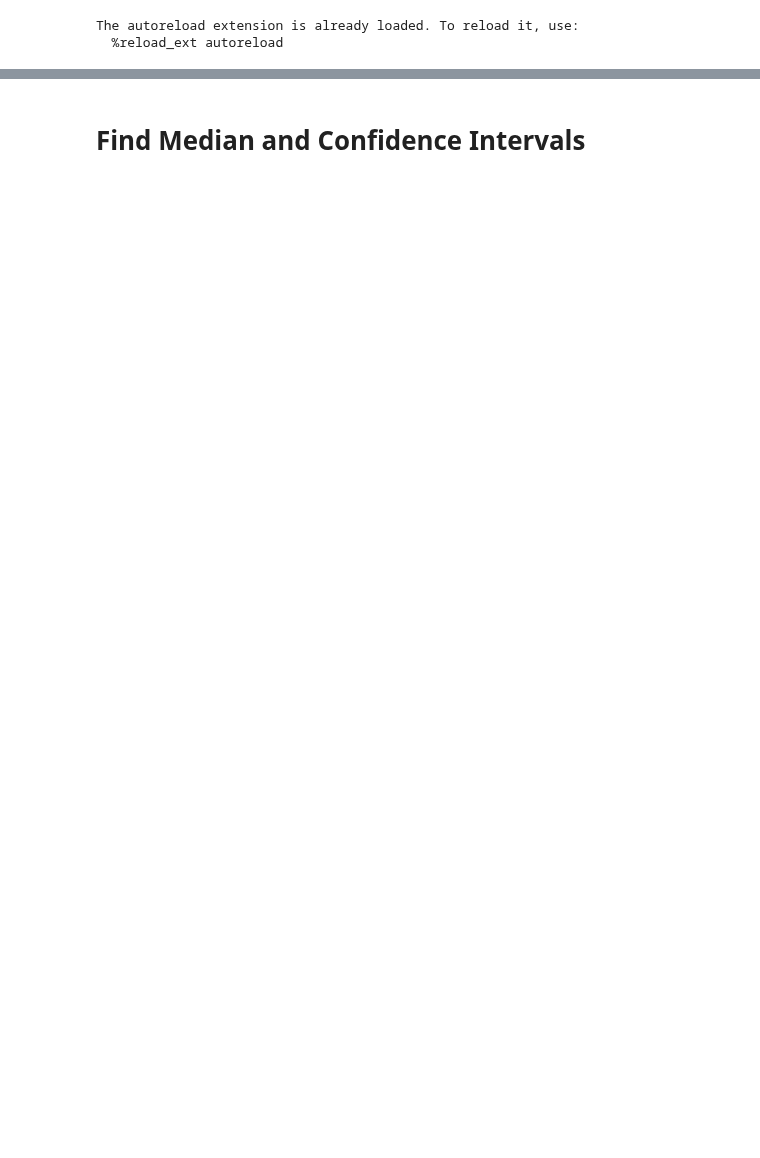
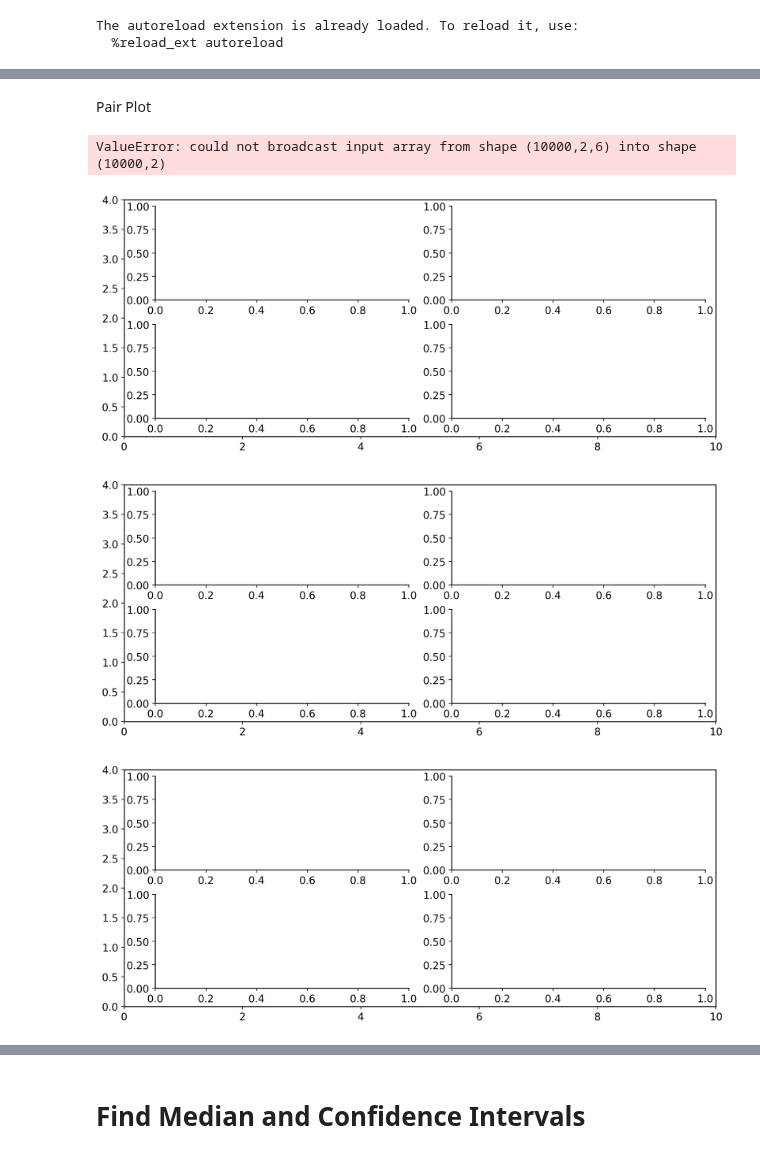
Before and after one commit to SethSullivan/MatchPennies-Agent-Expirement, a Jupyter notebook: scripts/makefigs/Analyze_Bootstrapped_or_Warmstart_Models.ipynb, the cells around one changed output, grey strips where cells are left out. Cells and saved outputs as stored; diff of their text form; code cells hidden in the pictures; blank space fills up the shorter version.

```diff
--- a/scripts/makefigs/Analyze_Bootstrapped_or_Warmstart_Models.ipynb
+++ b/scripts/makefigs/Analyze_Bootstrapped_or_Warmstart_Models.ipynb
@@ -246,0 +150,20 @@ for df_results,model_name in zip(model_results,model_names):
+# %% [markdown]
+Pair Plot
+# %%
+columns = ["timing_sd","guess_switch_delay",
+           "guess_switch_sd",]
+model_name_to_figure = {model_names[1]:"ab", model_names[2]:"cd"}
+xlims = {'timing_sd':(0,100),"guess_switch_delay":(0,100), "guess_switch_sd":(0,175)}
+param_array = []
+for i,col_name in enumerate(columns):
+    fig = pf.NewFigure("ab;cd",figsize = (10,4),dpi=200)
+    for df_inputs,model_name in zip(model_inputs[2:],model_names[2:]):
+        col = np.stack(df_inputs[col_name].to_numpy()).squeeze()
+        param_array.append(col)
+
+dv.Pair_Plot(parameter_array=np.array(param_array),labels=columns)
+# %% [output]
+ValueError: could not broadcast input array from shape (10000,2,6) into shape (10000,2)
+[figure, added]
+[figure, added]
+[figure, added]
```
Also changed, not shown: parts of 17 cells of this notebook.
